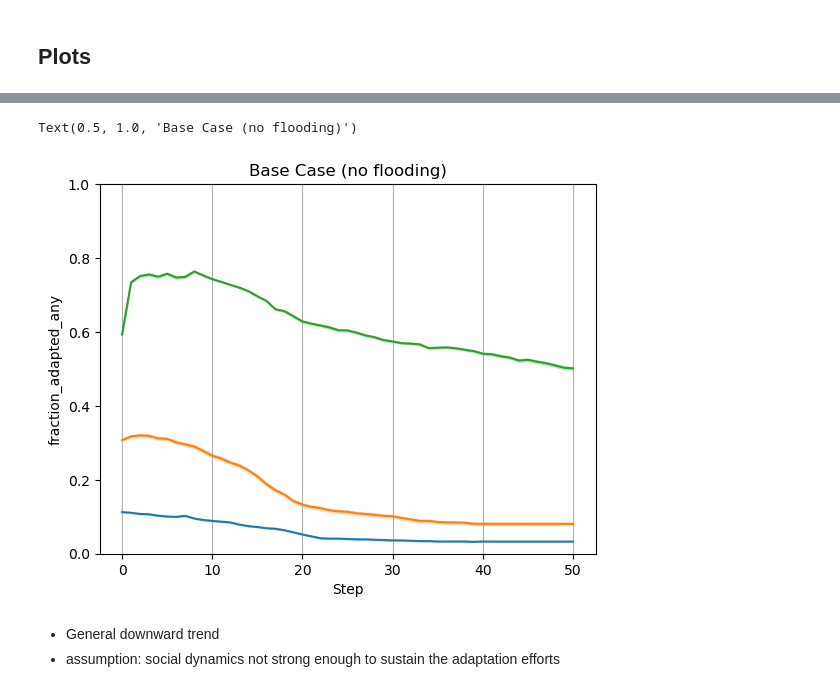
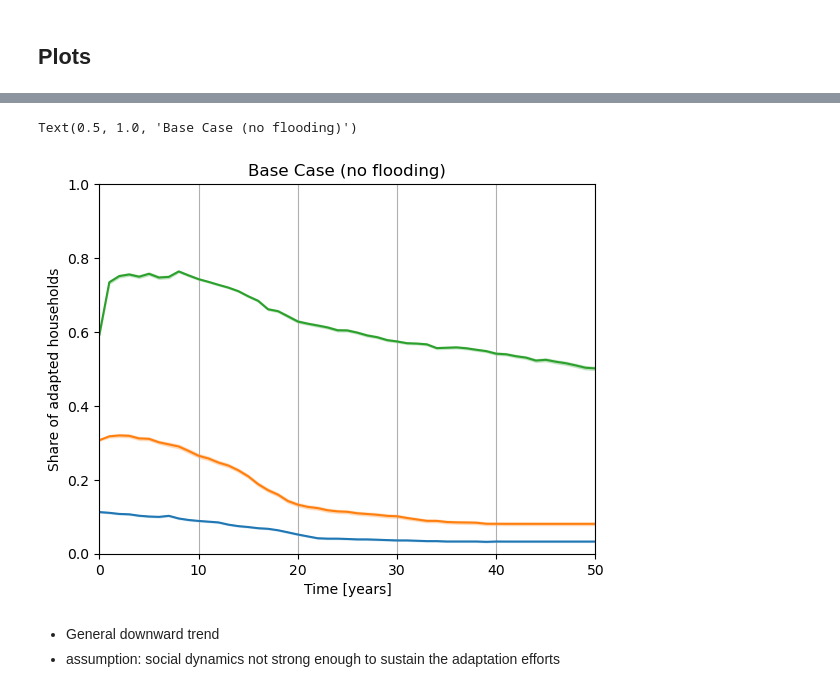
Before and after one commit to thoridw/FAST_policies, a Jupyter notebook: notebooks/climate_runs.ipynb, the cells around one changed output, grey strips where cells are left out. Saved outputs shown, nothing was run; the diff lists cells and outputs as text; code cells hidden in the pictures.

```diff
--- a/notebooks/climate_runs.ipynb
+++ b/notebooks/climate_runs.ipynb
@@ -84,15 +74,18 @@ plt.grid(axis = 'x')
 # %%
 sns.lineplot(data=base_and_climate_runs.loc[(base_and_climate_runs['set_hh_adapted_at_start'] == 'False') & (base_and_climate_runs['flood_time'] == '[99]') & (base_and_climate_runs['flood_depth_in_m'] == '[99, 3, 3, 3, 3]')], x='Step', y='fraction_adapted_any', errorbar=('sd'))
 sns.lineplot(data=base_and_climate_runs.loc[(base_and_climate_runs['set_hh_adapted_at_start'] == '0.3')  & (base_and_climate_runs['flood_time'] == '[99]') & (base_and_climate_runs['flood_depth_in_m'] == '[99, 3, 3, 3, 3]')], x='Step', y='fraction_adapted_any', errorbar=('sd'))
 sns.lineplot(data=base_and_climate_runs.loc[(base_and_climate_runs['set_hh_adapted_at_start'] == '0.6') & (base_and_climate_runs['flood_time'] == '[99]') & (base_and_climate_runs['flood_depth_in_m'] == '[99, 3, 3, 3, 3]')], x='Step', y='fraction_adapted_any',  errorbar=('sd'))
 
 plt.grid(axis = 'x')
 plt.ylim(0, 1)
+plt.xlim(0, 50)
+plt.ylabel('Share of adapted households')
+plt.xlabel('Time [years]')
 # plt.axvline(11, 0, 1, color = 'grey', linestyle = '--')
 plt.title('Base Case (no flooding)')
 # %% [output]
 Text(0.5, 1.0, 'Base Case (no flooding)')
-[figure, old version]
+[figure, new version]
 # %% [markdown]
 - General downward trend
 - assumption: social dynamics not strong enough to sustain the adaptation efforts
```
Also changed, not shown: parts of 9 cells of this notebook, 27 other files.
